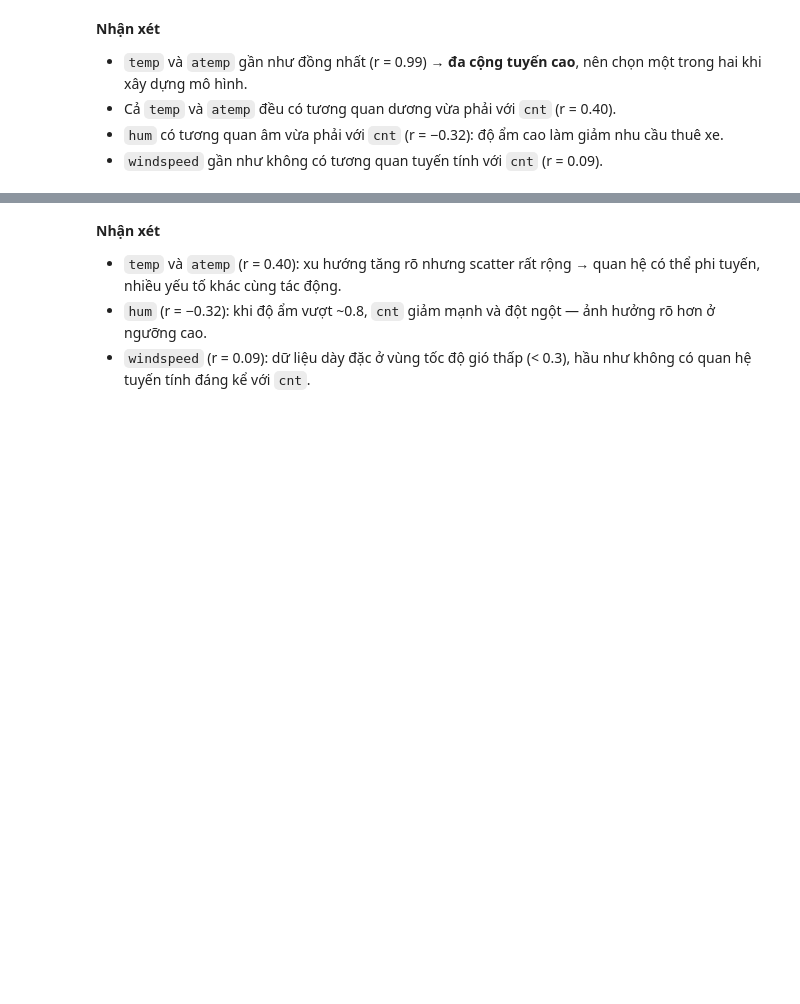
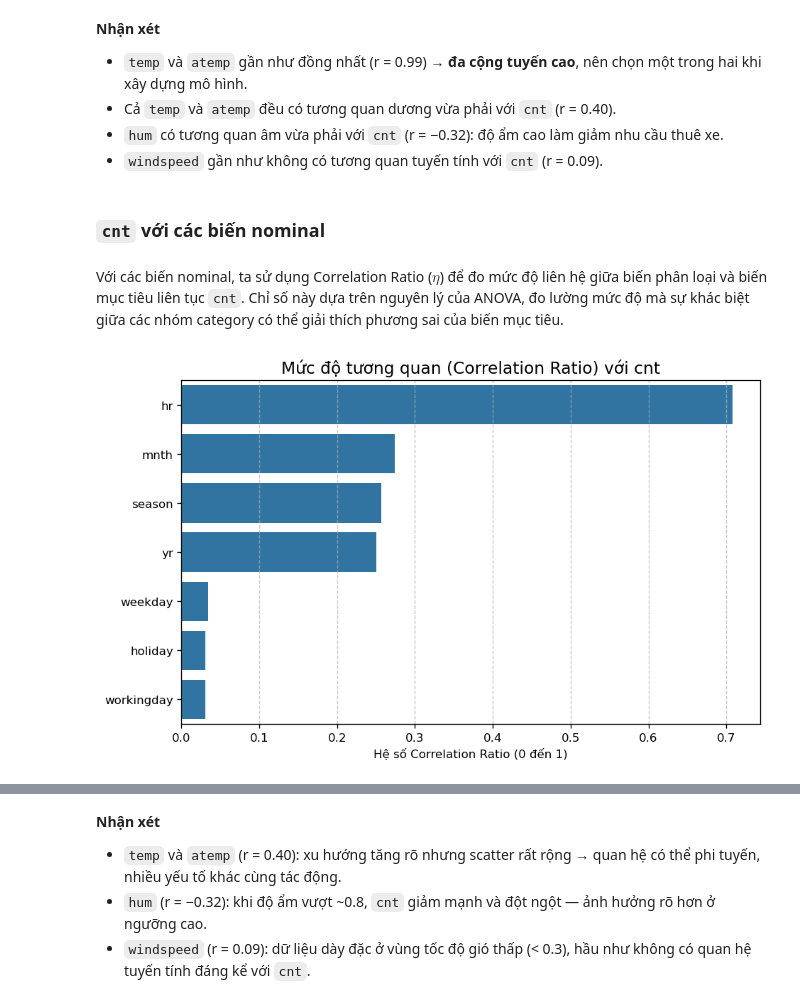
Before and after one commit to tdat1465/lab1-intro2ML, a Jupyter notebook: code/Part1_Regression/eda.ipynb, the cells around one changed output, grey strips where cells are left out. Cells and saved outputs as stored; diff of their text form; code cells hidden in the pictures; blank space fills up the shorter version.

```diff
--- a/code/Part1_Regression/eda.ipynb
+++ b/code/Part1_Regression/eda.ipynb
@@ -172,3 +184,44 @@ plt.show()
 - Cả `temp` và `atemp` đều có tương quan dương vừa phải với `cnt` (r = 0.40).
 - `hum` có tương quan âm vừa phải với `cnt` (r = −0.32): độ ẩm cao làm giảm nhu cầu thuê xe.
 - `windspeed` gần như không có tương quan tuyến tính với `cnt` (r = 0.09).
+# %% [markdown]
+### `cnt` với các biến nominal
+# %% [markdown]
+Với các biến nominal, ta sử dụng Correlation Ratio ($\eta$) để đo mức độ liên hệ giữa biến phân loại và biến mục tiêu liên tục `cnt`. Chỉ số này dựa trên nguyên lý của ANOVA, đo lường mức độ mà sự khác biệt giữa các nhóm category có thể giải thích phương sai của biến mục tiêu.
+# %%
+# Hàm tính Correlation Ratio (Categorical vs Continuous)
+def correlation_ratio(categories, measurements):
+    fcat, _ = pd.factorize(categories)
+    cat_num = np.max(fcat) + 1
+    y_avg_array = np.zeros(cat_num)
+    n_array = np.zeros(cat_num)
+    for i in range(0, cat_num):
+        cat_measures = measurements[np.argwhere(fcat == i).flatten()]
+        n_array[i] = len(cat_measures)
+        y_avg_array[i] = np.average(cat_measures)
+    y_total_avg = np.sum(np.multiply(y_avg_array, n_array)) / np.sum(n_array)
+    numerator = np.sum(np.multiply(n_array, np.power(np.subtract(y_avg_array, y_total_avg), 2)))
+    denominator = np.sum(np.power(np.subtract(measurements, y_total_avg), 2))
+    return 0.0 if numerator == 0 else np.sqrt(numerator / denominator)
+
+cat_cols = ['season', 'yr', 'mnth', 'hr', 'weekday', 'holiday', 'workingday']
+target = 'cnt'
+
+# Tính hệ số cho từng biến
+eta_results = {col: correlation_ratio(df[col], df[target]) for col in cat_cols}
+
+# Chuyển thành DataFrame và sắp xếp
+df_eta = pd.DataFrame(list(eta_results.items()), columns=['Biến', 'Correlation_Ratio'])
+df_eta = df_eta.sort_values(by='Correlation_Ratio', ascending=False)
+
+# Vẽ biểu đồ
+plt.figure(figsize=(8, 5))
+sns.barplot(x='Correlation_Ratio', y='Biến', data=df_eta)
+plt.title(f"Mức độ tương quan (Correlation Ratio) với {target}", fontsize=14)
+plt.xlabel("Hệ số Correlation Ratio (0 đến 1)")
+plt.ylabel("")
+plt.grid(axis='x', linestyle='--', alpha=0.7)
+plt.tight_layout()
+plt.show()
+# %% [output]
+[figure, added]
```
Also changed, not shown: parts of 31 cells of this notebook, 1 other file.
